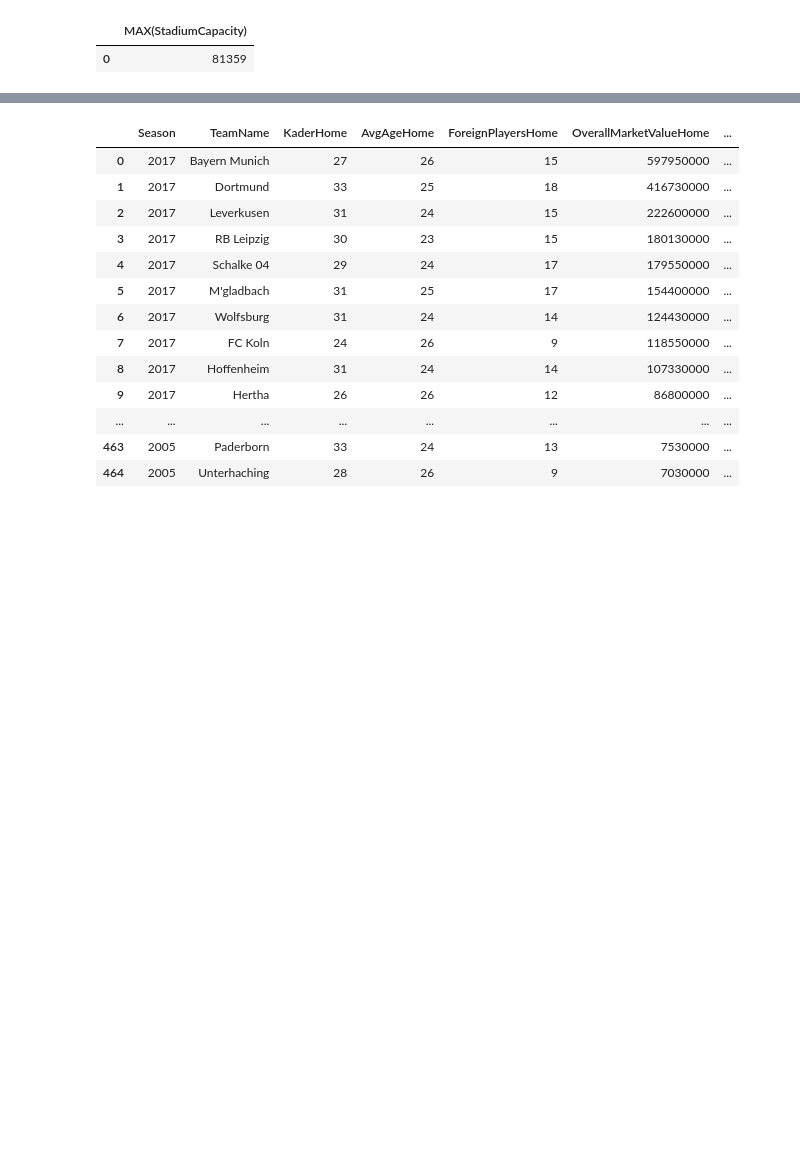
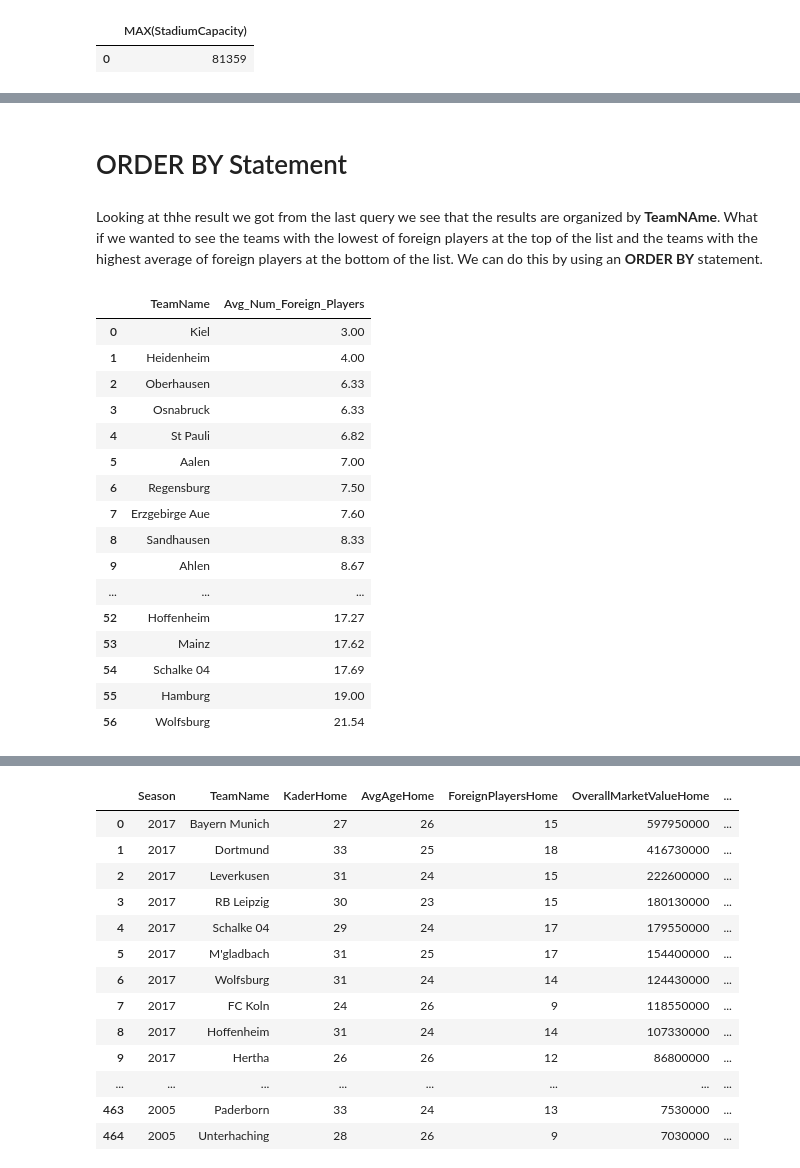
Before and after one commit to erikajane/Introduction_to_SQL_with_Python, a Jupyter notebook: Aggregating Data & the GROUP BY Function.ipynb, the cells around one changed output, grey strips where cells are left out. Cells and saved outputs as stored; diff of their text form; code cells hidden in the pictures; blank space fills up the shorter version.

```diff
--- a/Aggregating Data & the GROUP BY Function.ipynb
+++ b/Aggregating Data & the GROUP BY Function.ipynb
@@ -242,0 +456,32 @@ Teams_df
+# %% [markdown]
+# ORDER BY Statement
+# %% [markdown]
+Looking at thhe result we got from the last query we see that the results are organized by __TeamNAme__. What if we wanted to see the teams with the lowest of foreign players at the top of the list and the teams with the highest average of foreign players at the bottom of the list. We can do this by using an __ORDER BY__ statement.
+# %%
+# View Teams dataframe
+
+cur.execute('''SELECT TeamName, ROUND(AVG(ForeignPlayersHome),2) AS Avg_Num_Foreign_Players
+               FROM Teams
+               GROUP BY TeamName
+               ORDER BY ROUND(AVG(ForeignPlayersHome),2);''')
+Teams_df =pd.DataFrame(cur.fetchall())
+Teams_df.columns = [x[0] for x in cur.description]
+Teams_df
+# %% [output]
+|  | TeamName | Avg_Num_Foreign_Players |
+| 0 | Kiel | 3.00 |
+| 1 | Heidenheim | 4.00 |
+| 2 | Oberhausen | 6.33 |
+| 3 | Osnabruck | 6.33 |
+| 4 | St Pauli | 6.82 |
+| 5 | Aalen | 7.00 |
+| 6 | Regensburg | 7.50 |
+| 7 | Erzgebirge Aue | 7.60 |
+| 8 | Sandhausen | 8.33 |
+| 9 | Ahlen | 8.67 |
+| ... | ... | ... |
+| 52 | Hoffenheim | 17.27 |
+| 53 | Mainz | 17.62 |
+| 54 | Schalke 04 | 17.69 |
+| 55 | Hamburg | 19.00 |
+| 56 | Wolfsburg | 21.54 |
```
Also changed, not shown: parts of 40 cells of this notebook.
